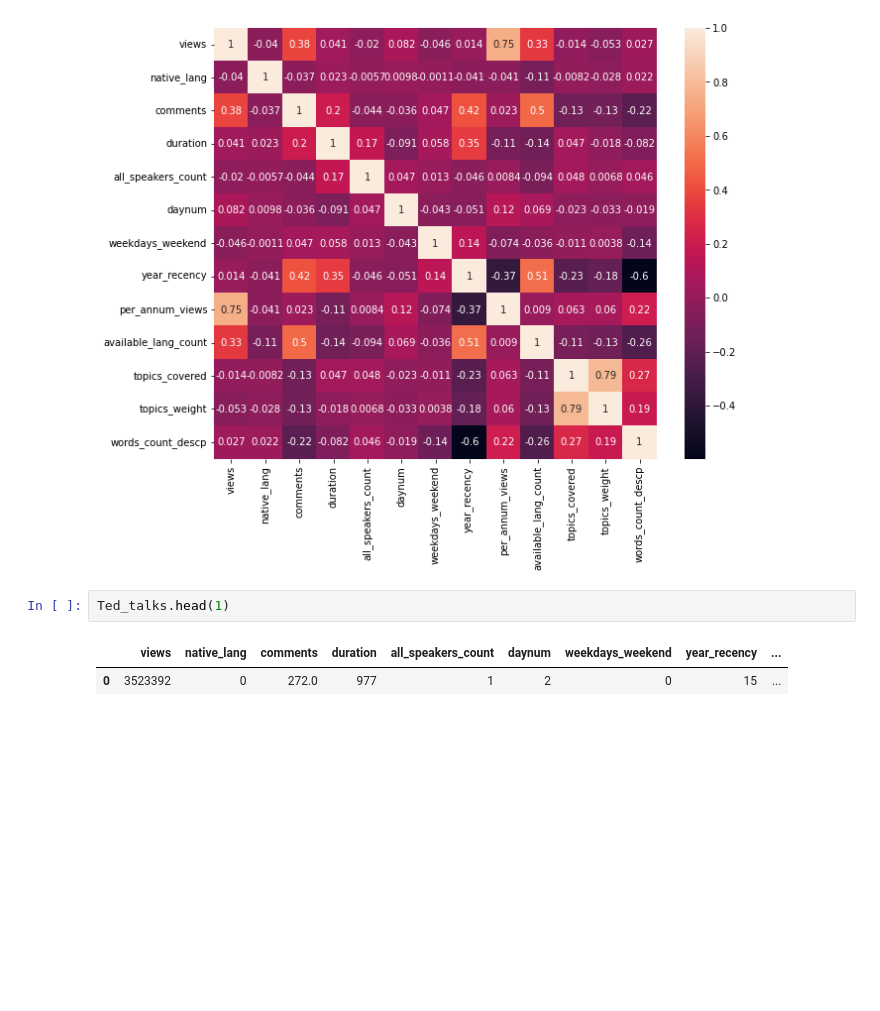
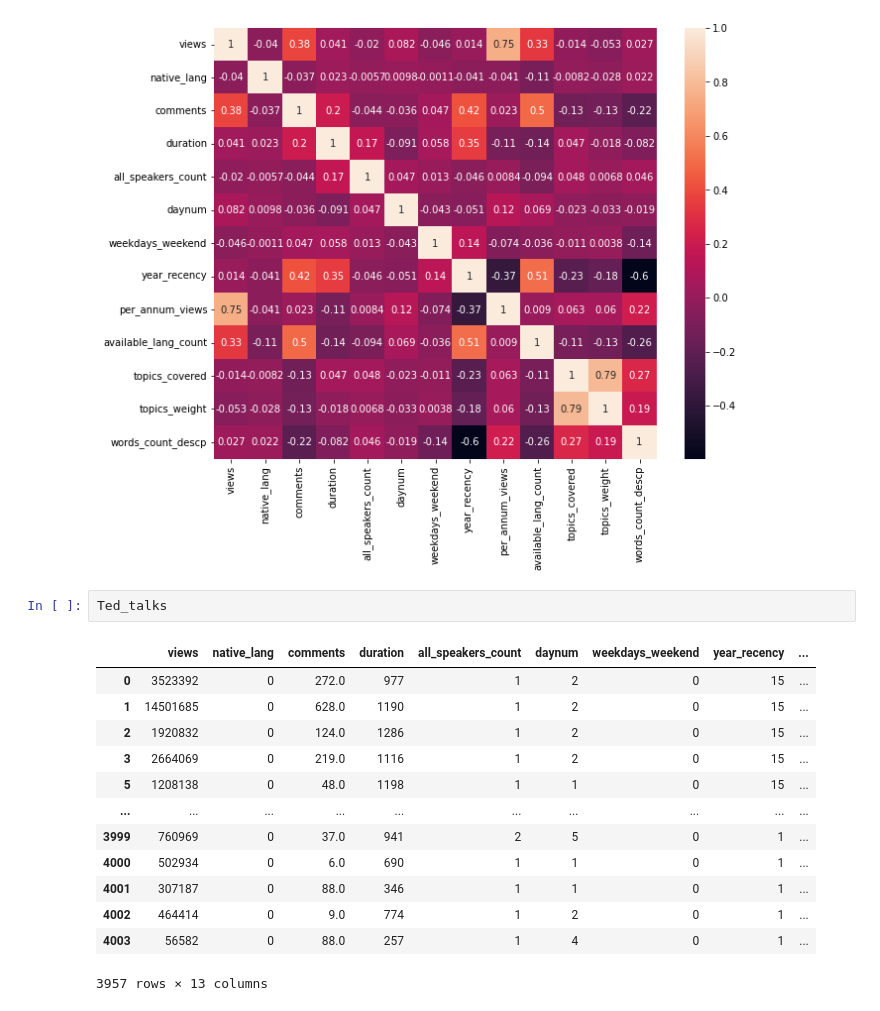
Before and after one commit to Keshav1506/Ted-Talks-views-Prediction-Model, a Jupyter notebook: Ted_Talk_Prediction.ipynb, the cells around one changed output. Drawn from its saved outputs; the diff is of its cells as text; blank space fills up the shorter version.

```diff
--- a/Ted_Talk_Prediction.ipynb
+++ b/Ted_Talk_Prediction.ipynb
@@ -213,7 +224,18 @@ sns.heatmap(correlmap, annot=True, ax = ax)
 <matplotlib.axes._subplots.AxesSubplot at 0x...>
 [figure]
 # %%
-Ted_talks.head(1)
+Ted_talks
 # %% [output]
 |  | views | native_lang | comments | duration | all_speakers_count | daynum | weekdays_weekend | year_recency | ... |
 | 0 | 3523392 | 0 | 272.0 | 977 | 1 | 2 | 0 | 15 | ... |
+| 1 | 14501685 | 0 | 628.0 | 1190 | 1 | 2 | 0 | 15 | ... |
+| 2 | 1920832 | 0 | 124.0 | 1286 | 1 | 2 | 0 | 15 | ... |
+| 3 | 2664069 | 0 | 219.0 | 1116 | 1 | 2 | 0 | 15 | ... |
+| 5 | 1208138 | 0 | 48.0 | 1198 | 1 | 1 | 0 | 15 | ... |
+| ... | ... | ... | ... | ... | ... | ... | ... | ... | ... |
+| 3999 | 760969 | 0 | 37.0 | 941 | 2 | 5 | 0 | 1 | ... |
+| 4000 | 502934 | 0 | 6.0 | 690 | 1 | 1 | 0 | 1 | ... |
+| 4001 | 307187 | 0 | 88.0 | 346 | 1 | 1 | 0 | 1 | ... |
+| 4002 | 464414 | 0 | 9.0 | 774 | 1 | 2 | 0 | 1 | ... |
+| 4003 | 56582 | 0 | 88.0 | 257 | 1 | 4 | 0 | 1 | ... |
+3957 rows × 13 columns
```
Also changed, not shown: parts of 3 cells of this notebook.
